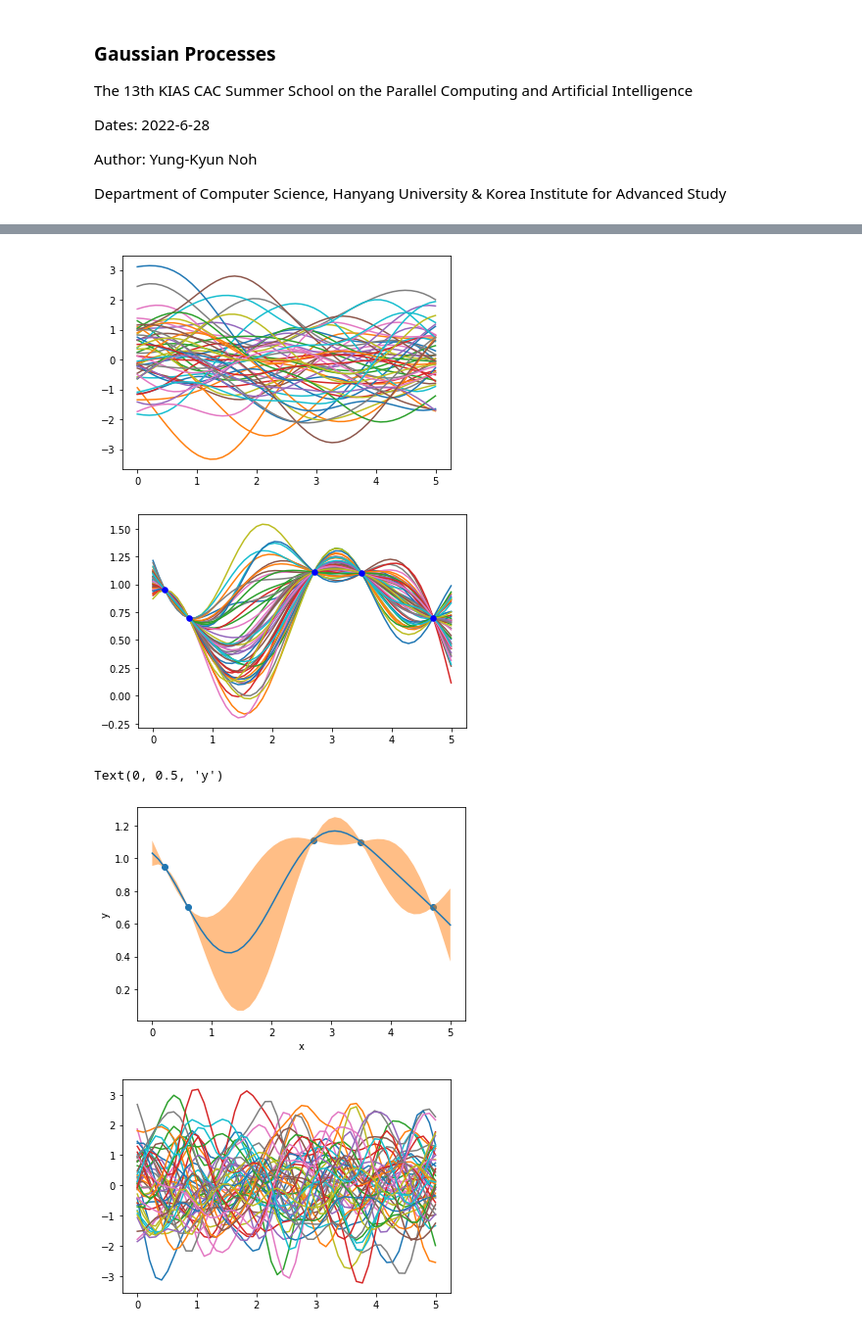
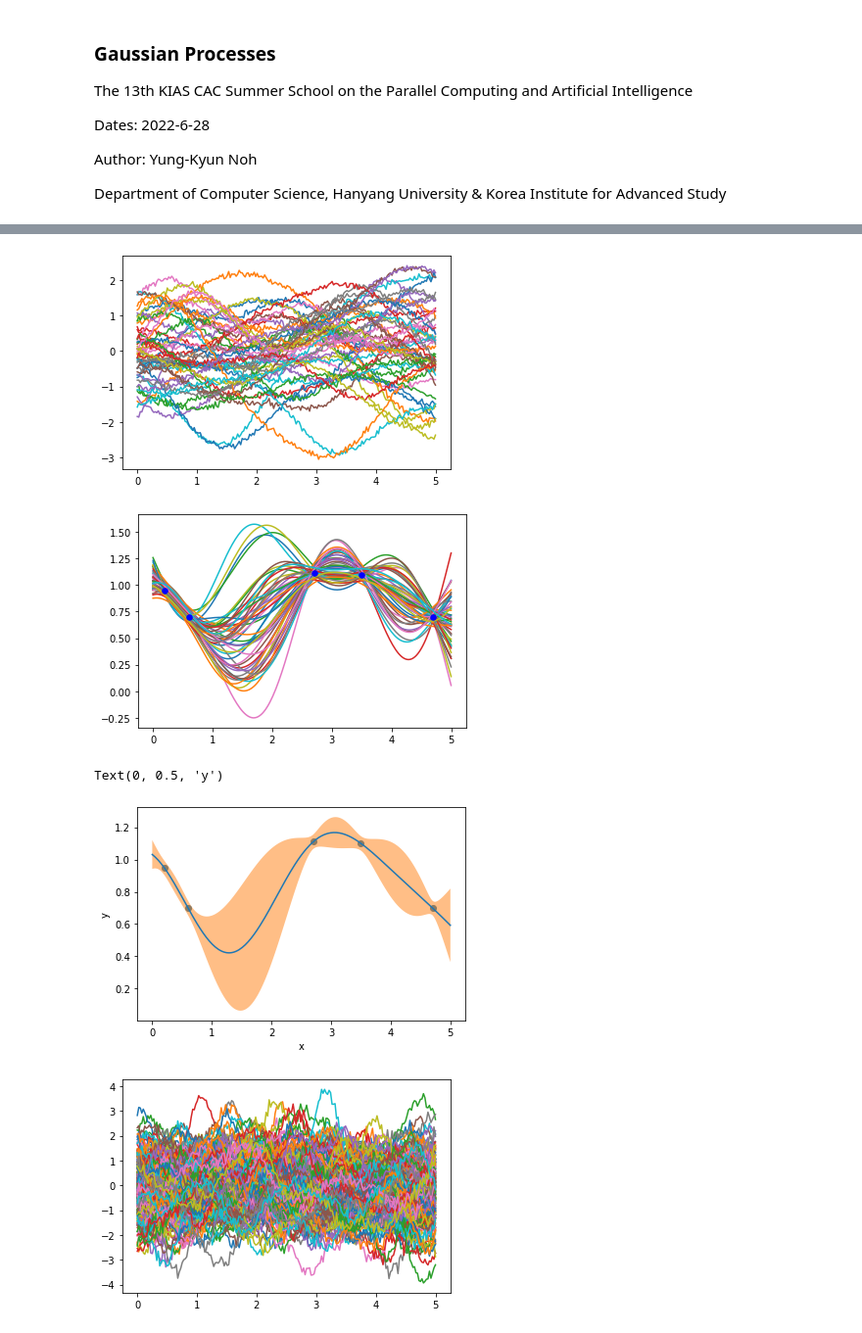
Before and after one commit to nohyung/KIAS_CAC_Summer_School_2022_Examples, a Jupyter notebook: KIAS_CAC_Summer_School_2022_Gaussian_Processes.ipynb, the cells around one changed output, grey strips where cells are left out. Shown at 98% size. Saved outputs shown, nothing was run; the diff lists cells and outputs as text; code cells hidden in the pictures.

```diff
--- a/KIAS_CAC_Summer_School_2022_Gaussian_Processes.ipynb
+++ b/KIAS_CAC_Summer_School_2022_Gaussian_Processes.ipynb
@@ -20,9 +20,12 @@ def GaussianKernel(X1, X2, sig=1.):
     K = np.exp(-.5*dist_sqs/sig**2)
     return K
 # %%
-n_sample = 50
+n_sample = 200
+# obs_noise = 0
+obs_noise = .002
 xs = np.linspace(0, 5, n_sample).reshape([-1,1])
 K = GaussianKernel(xs, xs)  # covariances
+K = K + obs_noise*np.eye(n_sample)
 ys = np.random.multivariate_normal(np.zeros(n_sample), K, 1)
 
 plt.plot(xs.T[0], ys[0])
@@ -37,7 +40,7 @@ ys = np.random.multivariate_normal(np.zeros(n_sample), K, gp_sample_n)
 for i in range(gp_sample_n):
     plt.plot(xs.T[0], ys[i])
 # %% [output]
-[figure, old version]
+[figure, new version]
 # %%
 # Posterior function generation
 tr_xs = np.array([[.2, .6, 2.7, 3.5, 4.7]]).T
@@ -48,7 +51,7 @@ K = GaussianKernel(tr_xs, tr_xs)
 invK = np.linalg.inv(K)
 
 m_fun = np.matmul(np.matmul(k.T, invK), tr_ys).T[0]
-k_fun = GaussianKernel(xs, xs) - np.matmul(np.matmul(k.T, invK), k)
+k_fun = obs_noise + GaussianKernel(xs, xs) - np.matmul(np.matmul(k.T, invK), k)
 
 ys = np.random.multivariate_normal(m_fun, k_fun, gp_sample_n)
 
@@ -58,7 +61,7 @@ for i in range(gp_sample_n):
 plt.scatter(tr_xs, tr_ys, s=30, c='blue', zorder=5)
 plt.show()
 # %% [output]
-[figure, old version]
+[figure, new version]
 # %%
 var_test = np.diag(k_fun)
 
@@ -75,20 +78,23 @@ plt.xlabel('x')
 plt.ylabel('y')
 # %% [output]
 Text(0, 0.5, 'y')
-[figure, old version]
+[figure, new version]
 # %%
 # with different kernel parameters
-gp_sample_n = 50
+gp_sample_n = 200
 
 sig=0.3
 # sig=1.7
+# obs_noise = 0
+obs_noise = .02
 K = GaussianKernel(xs, xs, sig)  # covariances
+K = K + obs_noise*np.eye(n_sample)
 ys = np.random.multivariate_normal(np.zeros(n_sample), K, gp_sample_n)
 
 for i in range(gp_sample_n):
     plt.plot(xs.T[0], ys[i])
 # %% [output]
-[figure, old version]
+[figure, new version]
 # %%
 # Posterior function generation
 k = GaussianKernel(tr_xs, xs, sig)  # covariances
```
Also changed, not shown: parts of 3 cells of this notebook.
